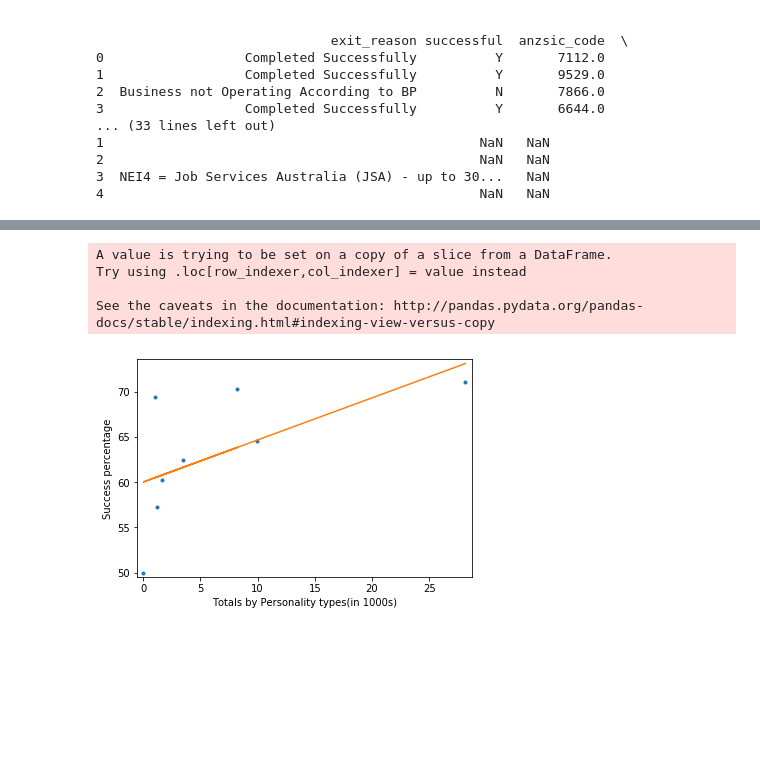
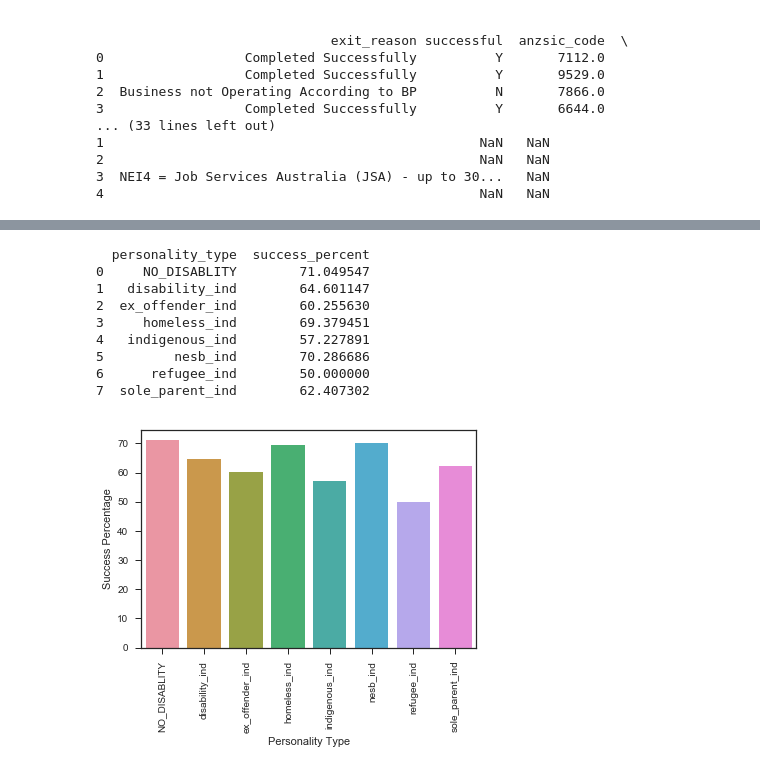
Before and after one commit to vsrajesh1/Capstone_Project_1, a Jupyter notebook: Capstone1_DataWrangling.ipynb, the cells around one changed output, grey strips where cells are left out. Cells and saved outputs as stored; diff of their text form; code cells hidden in the pictures; blank space fills up the shorter version.

```diff
--- a/Capstone1_DataWrangling.ipynb
+++ b/Capstone1_DataWrangling.ipynb
@@ -57,3 +57,19 @@ print(dict_df.head())
 2                                                NaN   NaN
 3  NEI4 = Job Services Australia (JSA) - up to 30...   NaN
 4                                                NaN   NaN
+# %%
+# prepare a pivot table to display the number of successes/failure businesses among different age groups
+main_df['Age'] = main_df['age_group']
+main_pivot1 = main_df.pivot_table(values='Age', index=['industry_type','successful'], columns='age_group', aggfunc='count',fill_value=0, dropna = True, margins_name='All')
+print(main_pivot1)
+
+# The above pivot table couln't be used directly to analyse as to which age group has high success rate.
+# Therefore creating another pivot and using it for Barchart
+main_pivot2 = main_df[main_df['successful']=='Y'].pivot_table(values='Age', index=['industry_type'], columns='age_group', aggfunc='count',fill_value=0, dropna = True, margins_name='All')
+main_pivot2.plot.bar(rot=90,figsize=(20,10)).legend(loc='upper right')
+plt.xlabel('Industry_type / Success')
+plt.ylabel('Count of Age Groups')
+plt.title('Success of the Age-Groups in Business areas')
+plt.show()
+
+sns.barplot(data=main_pivot2);
@@ -405,37 +351,21 @@ def identify_personality(x):
 #we need to find the "Success percentage per community/personality type" and check whether this correlates
 # with our target.
 main_model['personality_type'] = main_df.apply(lambda row: identify_personality(row),axis=1)
-
+main_model["success_indicator"] = main_df["successful"].apply(convert_success)
 
 # Aggregate the count of "Successes/personality types"
-personality_df = main_model.groupby(['personality_type','successful'], as_index=False).agg({"success_indicator": "sum"})
+#personality_df = main_model.groupby(['personality_type','successful'], as_index=False).agg({"success_indicator": "sum"})
 
-# Find the Success percentage of each industry
-personality_y_df = personality_df[personality_df['successful'] == 'Y']
-personality_n_df = personality_df[personality_df['successful'] == 'N']
-personality_y_df.columns = ['personality_type','successful_y','success_count_y']
-personality_n_df.columns = ['personality_type','successful_n','success_count_n']
+# Calculate the "success percent per industry type"
+personality_df = main_model.groupby(['personality_type'])['success_indicator'].agg(
+                             [('success_percent', lambda success_indicator: 100* ((success_indicator > 0).sum()) / len(success_indicator))])
+personality_df.reset_index(inplace=True)
+print(personality_df.head(20))
 
-per_result = pd.merge(personality_y_df, personality_n_df, on='personality_type')
-per_result['total'] = per_result.success_count_n + per_result.success_count_y
-per_result['success_percent'] = (( per_result.success_count_y / per_result.total ) * 100)
-
-y_percent = np.array(per_result.success_percent)
-x_total    = (np.array(per_result.total / 1000))
-
-# Plot the Success percentage per industry by total.
-_ = plt.plot(x_total, y_percent, marker='.', linestyle='none')
-plt.margins(0.02)
-_ = plt.xlabel('Totals by Personality types(in 1000s)')
-_ = plt.ylabel('Success percentage')
-
-a,b = coefs = poly.polyfit(x_total, y_percent, 1)
-ffit = poly.polyval(x_total, coefs)
-plt.plot(x_total, ffit)
-print(coefs[0],coefs[1])
-
-# Print the results to the screen
-print('slope =', a, 'Success percentage by Personality types')
-print('intercept =', b, 'Totals per Personality(in 1000s)')
+sns.barplot(x="personality_type", y="success_percent", data=personality_df);
+plt.xticks(rotation=90)
+# Label axes
+plt.ylabel('Success Percentage')
+plt.xlabel('Personality Type')
 plt.show()
 # %% [output]
@@ -462,5 +380,10 @@ intercept = 0.46556157220792804 Totals per Personality(in 1000s)
-A value is trying to be set on a copy of a slice from a DataFrame.
-Try using .loc[row_indexer,col_indexer] = value instead
-
-See the caveats in the documentation: http://pandas.pydata.org/pandas-docs/stable/indexing.html#indexing-view-versus-copy
+  personality_type  success_percent
+0     NO_DISABLITY        71.049547
+1   disability_ind        64.601147
+2  ex_offender_ind        60.255630
+3     homeless_ind        69.379451
+4   indigenous_ind        57.227891
+5         nesb_ind        70.286686
+6      refugee_ind        50.000000
+7  sole_parent_ind        62.407302
-[figure, old version]
+[figure, new version]
```
Also changed, not shown: parts of 24 cells of this notebook.
